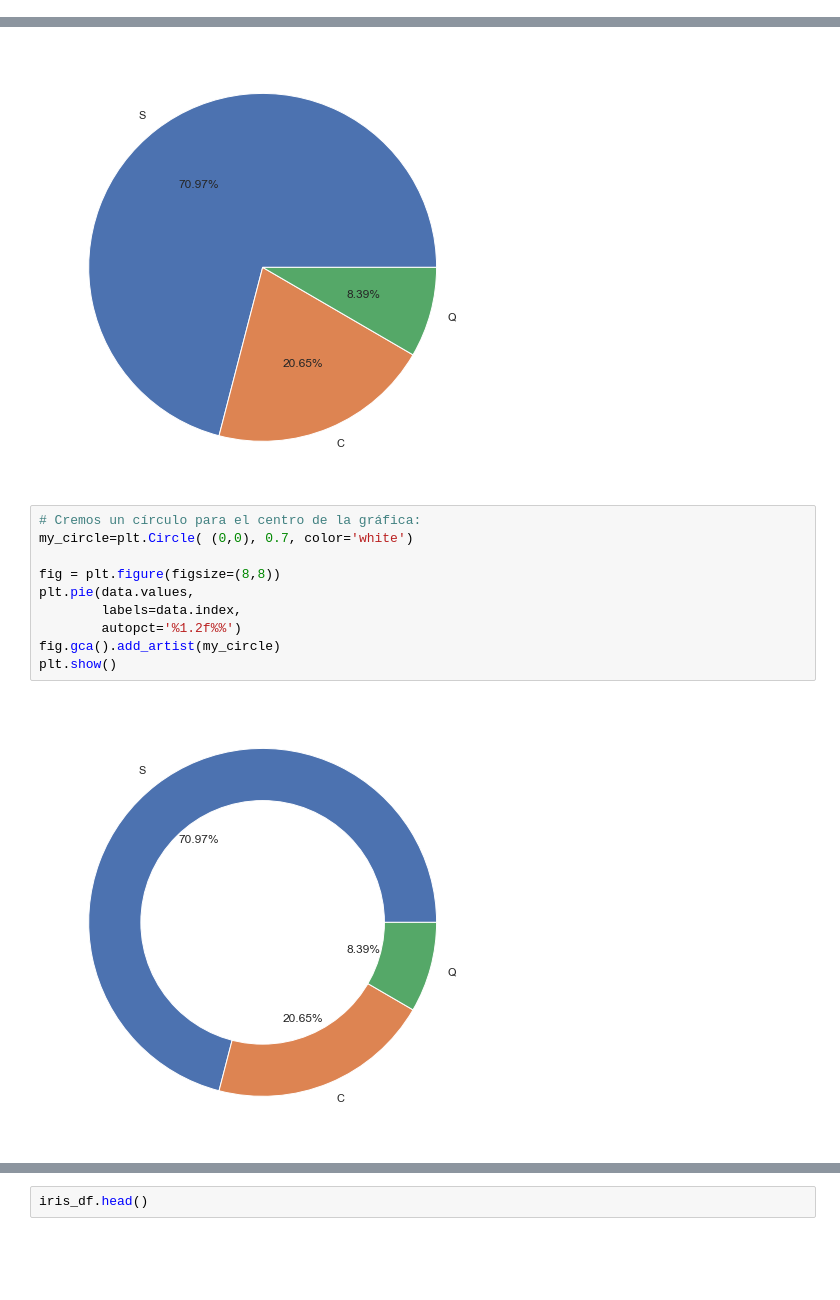
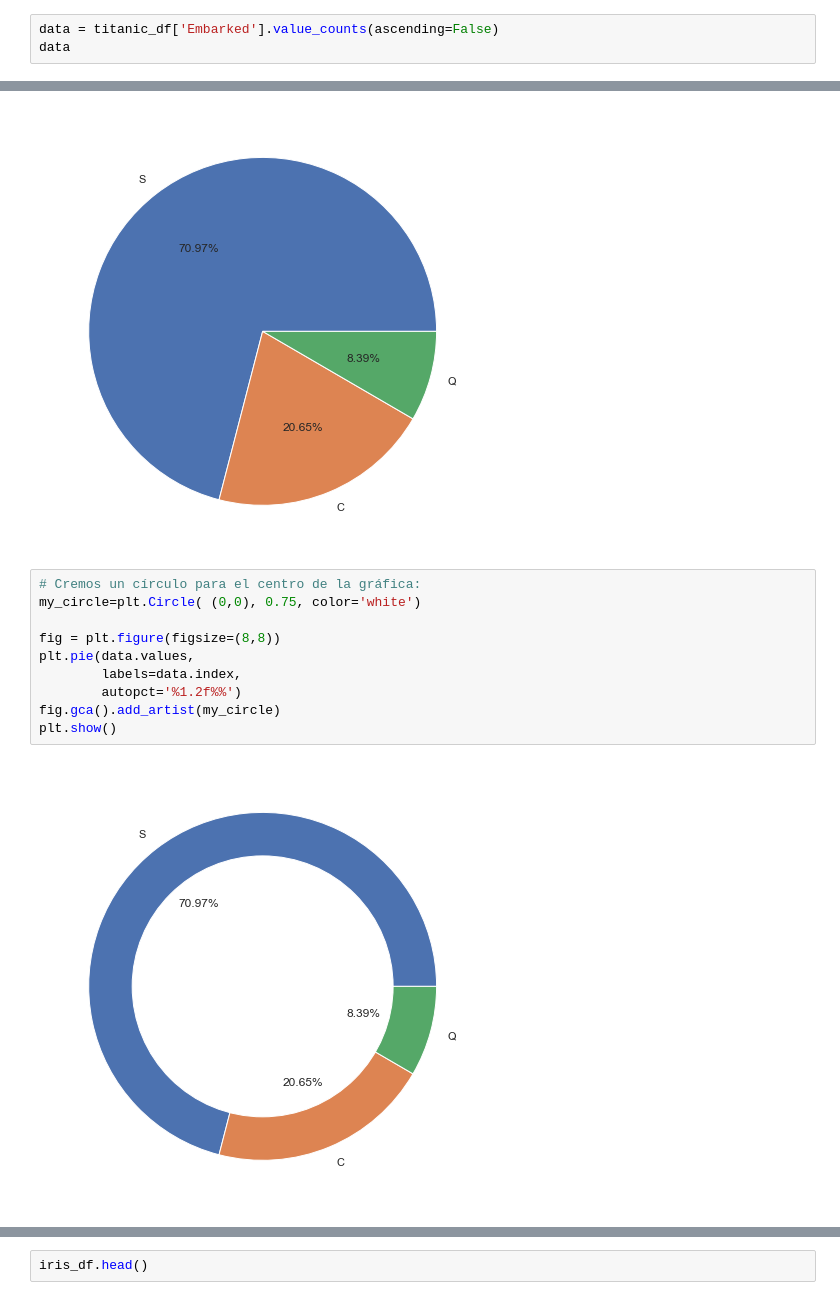
Before and after one commit to franciscocanon-thebridge/bootcamp_thebridge_PTSep20, a Jupyter notebook: Bloque 2 - Data_Analyst/04_Visualización/03_Seaborn/01_EDA Seaborn.ipynb, the cells around one changed output, grey strips where cells are left out. Drawn from its saved outputs; the diff is of its cells as text; blank space fills up the shorter version.

```diff
--- a/Bloque 2 - Data_Analyst/04_Visualización/03_Seaborn/01_EDA Seaborn.ipynb
+++ b/Bloque 2 - Data_Analyst/04_Visualización/03_Seaborn/01_EDA Seaborn.ipynb
@@ -252,3 +268,6 @@ plt.plot(conteo, conteo.index, "bo");
 [Documentación](https://matplotlib.org/3.1.1/api/_as_gen/matplotlib.pyplot.pie.html)
 
 Para estos gráficos vamos a volver sobre los tipos de embarque del Titanic.
+# %%
+data = titanic_df['Embarked'].value_counts(ascending=False)
+data
@@ -263,13 +287,13 @@ plt.show()
 [figure]
 # %%
 # Cremos un círculo para el centro de la gráfica:
-my_circle=plt.Circle( (0,0), 0.7, color='white')
+my_circle=plt.Circle( (0,0), 0.75, color='white')
 
 fig = plt.figure(figsize=(8,8))
 plt.pie(data.values,
         labels=data.index,
         autopct='%1.2f%%')
 fig.gca().add_artist(my_circle)
 plt.show()
 # %% [output]
-[figure, old version]
+[figure, new version]
```
Also changed, not shown: parts of 56 cells of this notebook.
